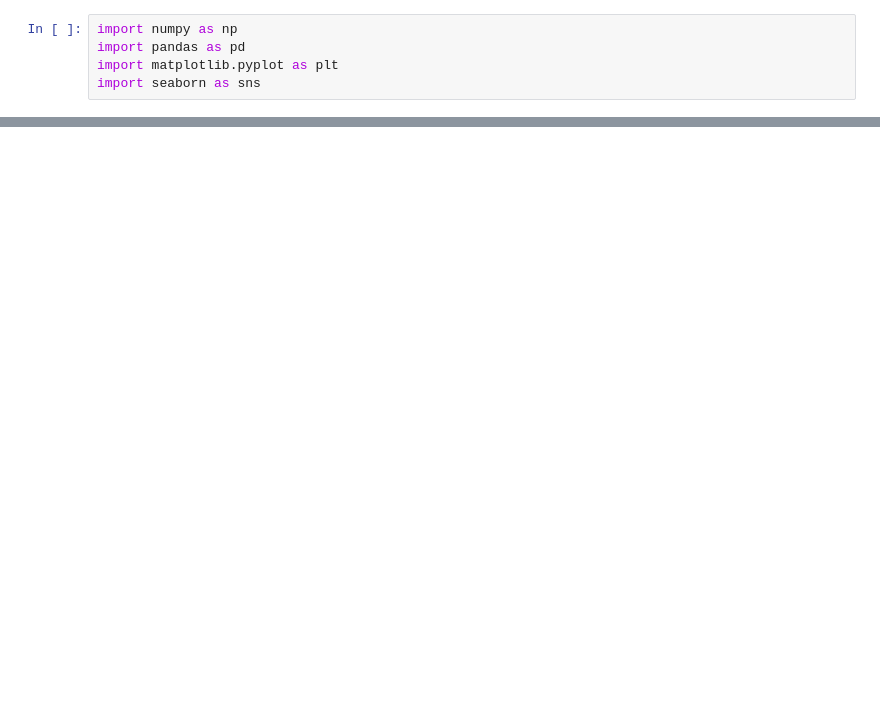
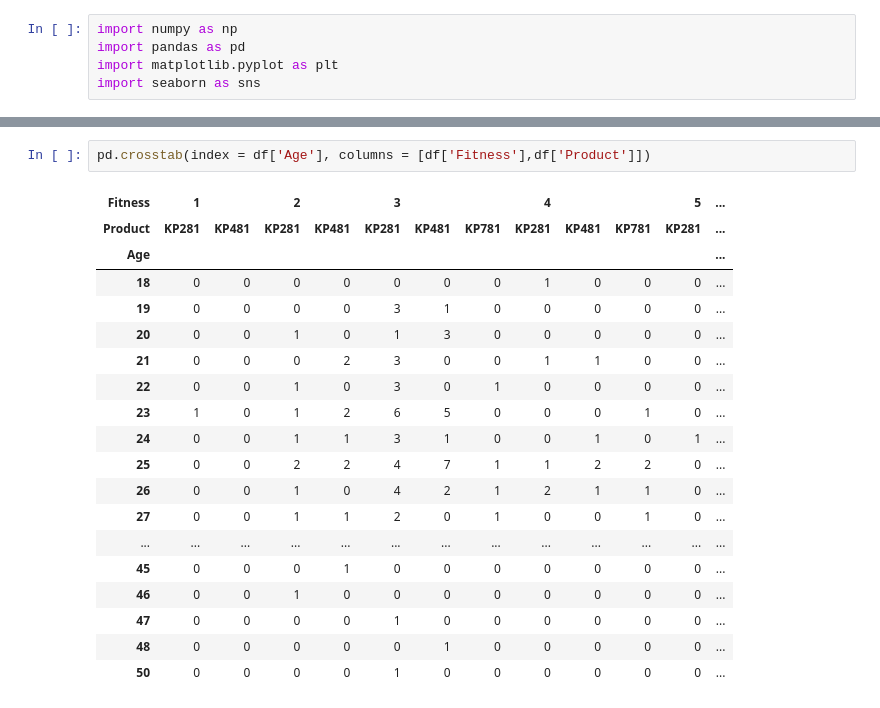
Before and after one commit to Rhy-Shah/AerofitCS-S, a Jupyter notebook: AerofitEDA.ipynb, the cells around one changed output, grey strips where cells are left out. Cells and saved outputs as stored; diff of their text form; blank space fills up the shorter version.

```diff
--- a/AerofitEDA.ipynb
+++ b/AerofitEDA.ipynb
@@ -26,0 +96,22 @@ plt.show()
+# %%
+pd.crosstab(index = df['Age'], columns = [df['Fitness'],df['Product']])
+# %% [output]
+| Fitness | 1 |  | 2 |  | 3 |  |  | 4 |  |  | 5 | ... |
+| Product | KP281 | KP481 | KP281 | KP481 | KP281 | KP481 | KP781 | KP281 | KP481 | KP781 | KP281 | ... |
+| Age |  |  |  |  |  |  |  |  |  |  |  | ... |
+| 18 | 0 | 0 | 0 | 0 | 0 | 0 | 0 | 1 | 0 | 0 | 0 | ... |
+| 19 | 0 | 0 | 0 | 0 | 3 | 1 | 0 | 0 | 0 | 0 | 0 | ... |
+| 20 | 0 | 0 | 1 | 0 | 1 | 3 | 0 | 0 | 0 | 0 | 0 | ... |
+| 21 | 0 | 0 | 0 | 2 | 3 | 0 | 0 | 1 | 1 | 0 | 0 | ... |
+| 22 | 0 | 0 | 1 | 0 | 3 | 0 | 1 | 0 | 0 | 0 | 0 | ... |
+| 23 | 1 | 0 | 1 | 2 | 6 | 5 | 0 | 0 | 0 | 1 | 0 | ... |
+| 24 | 0 | 0 | 1 | 1 | 3 | 1 | 0 | 0 | 1 | 0 | 1 | ... |
+| 25 | 0 | 0 | 2 | 2 | 4 | 7 | 1 | 1 | 2 | 2 | 0 | ... |
+| 26 | 0 | 0 | 1 | 0 | 4 | 2 | 1 | 2 | 1 | 1 | 0 | ... |
+| 27 | 0 | 0 | 1 | 1 | 2 | 0 | 1 | 0 | 0 | 1 | 0 | ... |
+| ... | ... | ... | ... | ... | ... | ... | ... | ... | ... | ... | ... | ... |
+| 45 | 0 | 0 | 0 | 1 | 0 | 0 | 0 | 0 | 0 | 0 | 0 | ... |
+| 46 | 0 | 0 | 1 | 0 | 0 | 0 | 0 | 0 | 0 | 0 | 0 | ... |
+| 47 | 0 | 0 | 0 | 0 | 1 | 0 | 0 | 0 | 0 | 0 | 0 | ... |
+| 48 | 0 | 0 | 0 | 0 | 0 | 1 | 0 | 0 | 0 | 0 | 0 | ... |
+| 50 | 0 | 0 | 0 | 0 | 1 | 0 | 0 | 0 | 0 | 0 | 0 | ... |
```
Also changed, not shown: parts of 10 cells of this notebook.
